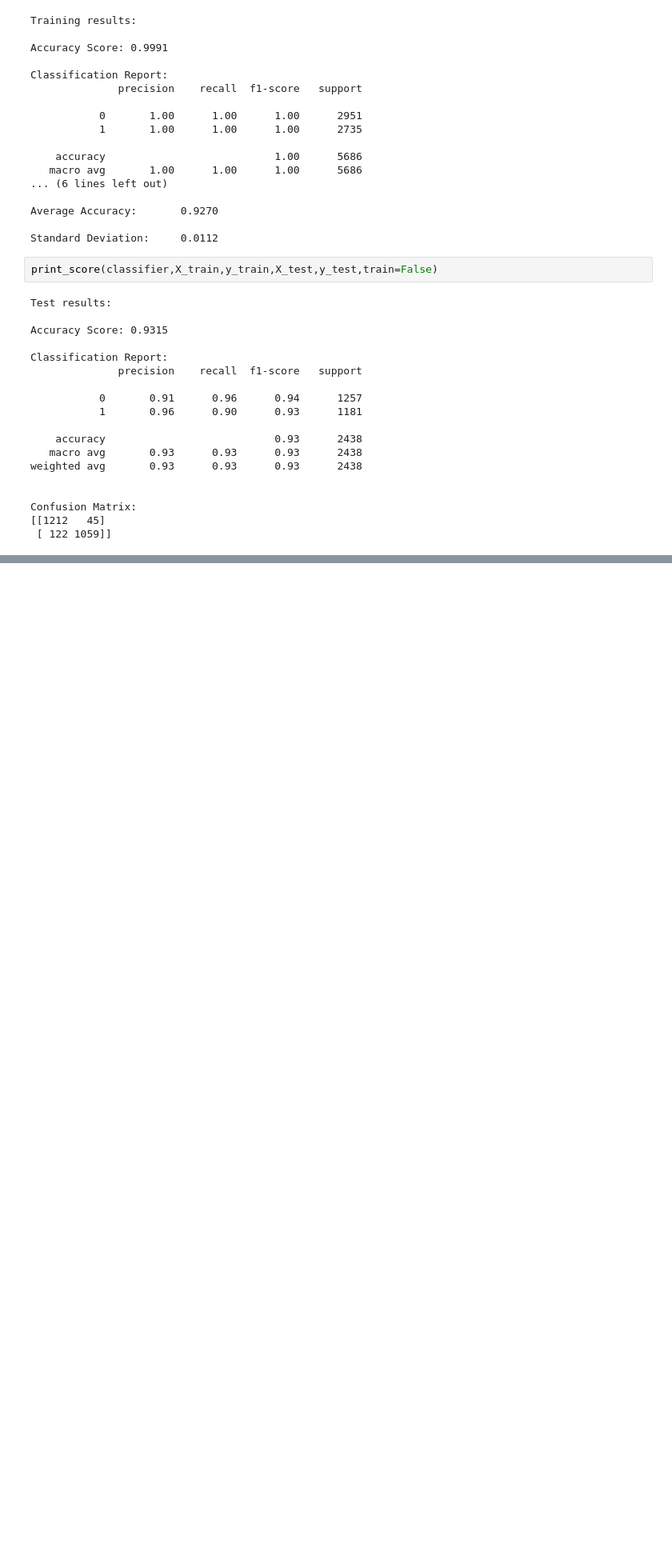
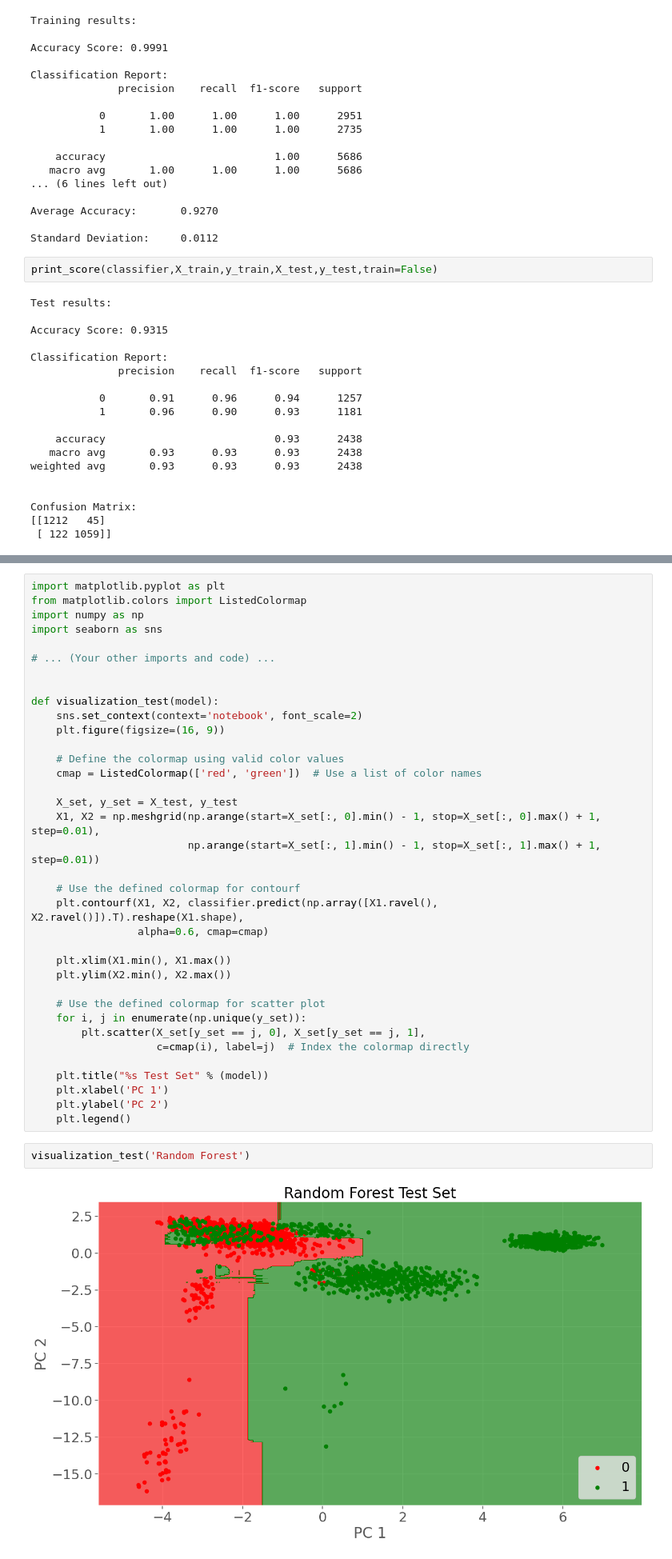
Before and after one commit to Shamiul-693/-Exploratory-Data-Analysis-and-Classification-Algorithms-on-Mushroom-Dataset, a Jupyter notebook: Exploratory_Data_Analysis_and_Classification_Algorithms_on_Mushroom_Dataset.ipynb, the cells around one changed output, grey strips where cells are left out. Shown at 80% size. Cells and saved outputs as stored; diff of their text form; blank space fills up the shorter version.

```diff
--- a/Exploratory_Data_Analysis_and_Classification_Algorithms_on_Mushroom_Dataset.ipynb
+++ b/Exploratory_Data_Analysis_and_Classification_Algorithms_on_Mushroom_Dataset.ipynb
@@ -750,0 +752,40 @@ Confusion Matrix:
+# %%
+import matplotlib.pyplot as plt
+from matplotlib.colors import ListedColormap
+import numpy as np
+import seaborn as sns
+
+# ... (Your other imports and code) ...
+
+
+def visualization_test(model):
+    sns.set_context(context='notebook', font_scale=2)
+    plt.figure(figsize=(16, 9))
+
+    # Define the colormap using valid color values
+    cmap = ListedColormap(['red', 'green'])  # Use a list of color names
+
+    X_set, y_set = X_test, y_test
+    X1, X2 = np.meshgrid(np.arange(start=X_set[:, 0].min() - 1, stop=X_set[:, 0].max() + 1, step=0.01),
+                         np.arange(start=X_set[:, 1].min() - 1, stop=X_set[:, 1].max() + 1, step=0.01))
+
+    # Use the defined colormap for contourf
+    plt.contourf(X1, X2, classifier.predict(np.array([X1.ravel(), X2.ravel()]).T).reshape(X1.shape),
+                 alpha=0.6, cmap=cmap)
+
+    plt.xlim(X1.min(), X1.max())
+    plt.ylim(X2.min(), X2.max())
+
+    # Use the defined colormap for scatter plot
+    for i, j in enumerate(np.unique(y_set)):
+        plt.scatter(X_set[y_set == j, 0], X_set[y_set == j, 1],
+                    c=cmap(i), label=j)  # Index the colormap directly
+
+    plt.title("%s Test Set" % (model))
+    plt.xlabel('PC 1')
+    plt.ylabel('PC 2')
+    plt.legend()
+# %%
+visualization_test('Random Forest')
+# %% [output]
+[figure, added]
```
Also changed, not shown: parts of 5 cells of this notebook.
